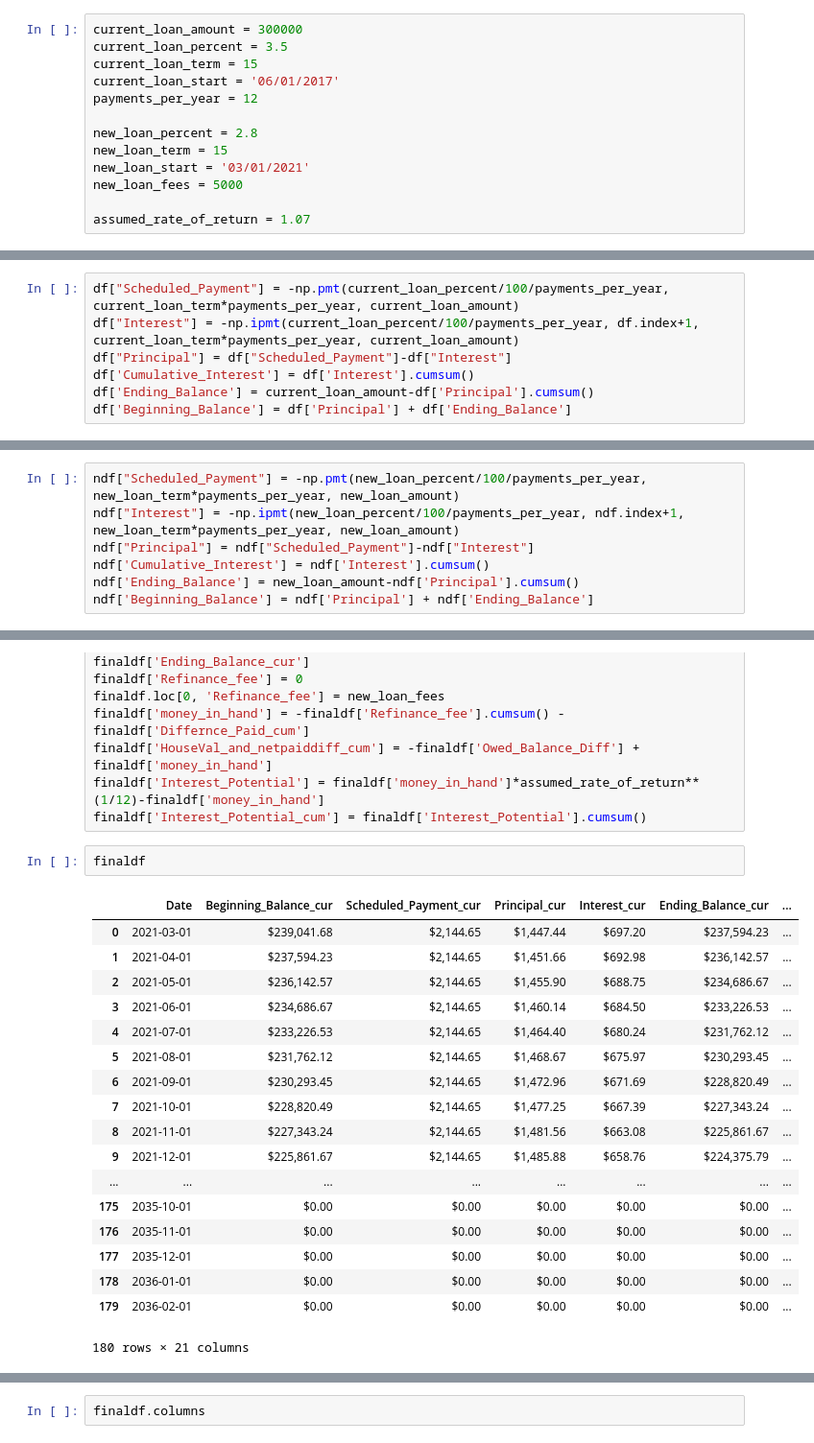
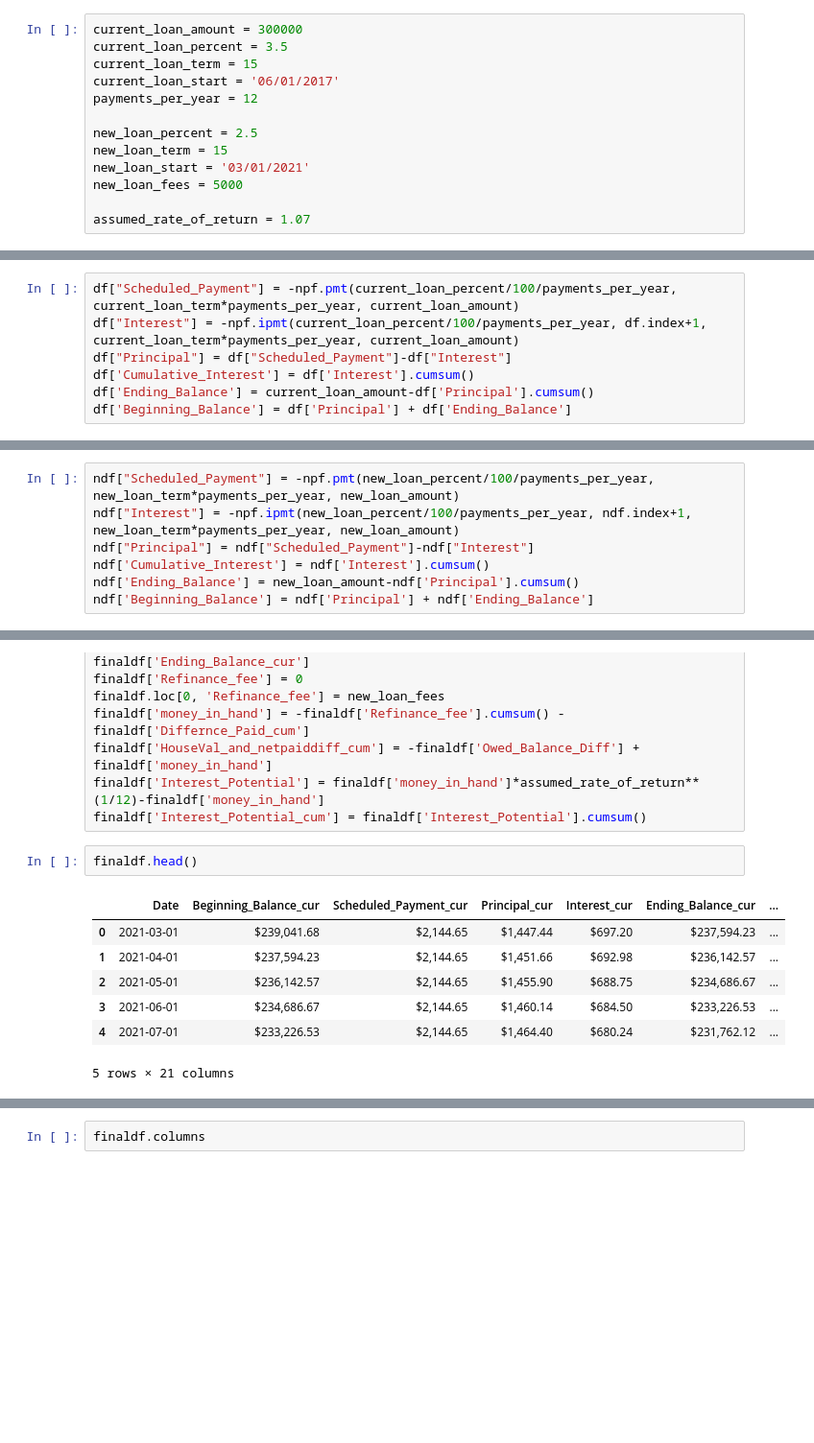
Before and after one commit to hongertron01/Refinance-Compare, a Jupyter notebook: refinance_compare.ipynb, the cells around one changed output, grey strips where cells are left out. Shown at 96% size. Cells and saved outputs as stored; diff of their text form; blank space fills up the shorter version.

```diff
--- a/refinance_compare.ipynb
+++ b/refinance_compare.ipynb
@@ -9,7 +10,7 @@ current_loan_term = 15
 current_loan_start = '06/01/2017'
 payments_per_year = 12
 
-new_loan_percent = 2.8
+new_loan_percent = 2.5
 new_loan_term = 15
 new_loan_start = '03/01/2021'
 new_loan_fees = 5000
@@ -26,8 +27,8 @@ df = pd.DataFrame({ 'Date': rng,
                     'Cumulative_Interest':0
                   })
 # %%
-df["Scheduled_Payment"] = -np.pmt(current_loan_percent/100/payments_per_year, current_loan_term*payments_per_year, current_loan_amount)
-df["Interest"] = -np.ipmt(current_loan_percent/100/payments_per_year, df.index+1, current_loan_term*payments_per_year, current_loan_amount)
+df["Scheduled_Payment"] = -npf.pmt(current_loan_percent/100/payments_per_year, current_loan_term*payments_per_year, current_loan_amount)
+df["Interest"] = -npf.ipmt(current_loan_percent/100/payments_per_year, df.index+1, current_loan_term*payments_per_year, current_loan_amount)
 df["Principal"] = df["Scheduled_Payment"]-df["Interest"]
 df['Cumulative_Interest'] = df['Interest'].cumsum()
 df['Ending_Balance'] = current_loan_amount-df['Principal'].cumsum()
@@ -47,8 +48,8 @@ ndf = pd.DataFrame({ 'Date': nrng,
                     'Cumulative_Interest':0
                   })
 # %%
-ndf["Scheduled_Payment"] = -np.pmt(new_loan_percent/100/payments_per_year, new_loan_term*payments_per_year, new_loan_amount)
-ndf["Interest"] = -np.ipmt(new_loan_percent/100/payments_per_year, ndf.index+1, new_loan_term*payments_per_year, new_loan_amount)
+ndf["Scheduled_Payment"] = -npf.pmt(new_loan_percent/100/payments_per_year, new_loan_term*payments_per_year, new_loan_amount)
+ndf["Interest"] = -npf.ipmt(new_loan_percent/100/payments_per_year, ndf.index+1, new_loan_term*payments_per_year, new_loan_amount)
 ndf["Principal"] = ndf["Scheduled_Payment"]-ndf["Interest"]
 ndf['Cumulative_Interest'] = ndf['Interest'].cumsum()
 ndf['Ending_Balance'] = new_loan_amount-ndf['Principal'].cumsum()
@@ -69,26 +70,15 @@ finaldf['HouseVal_and_netpaiddiff_cum'] = -finaldf['Owed_Balance_Diff'] + finald
 finaldf['Interest_Potential'] = finaldf['money_in_hand']*assumed_rate_of_return**(1/12)-finaldf['money_in_hand']
 finaldf['Interest_Potential_cum'] = finaldf['Interest_Potential'].cumsum()
 # %%
-finaldf
+finaldf.head()
 # %% [output]
 |  | Date | Beginning_Balance_cur | Scheduled_Payment_cur | Principal_cur | Interest_cur | Ending_Balance_cur | ... |
 | 0 | 2021-03-01 | $239,041.68 | $2,144.65 | $1,447.44 | $697.20 | $237,594.23 | ... |
 | 1 | 2021-04-01 | $237,594.23 | $2,144.65 | $1,451.66 | $692.98 | $236,142.57 | ... |
 | 2 | 2021-05-01 | $236,142.57 | $2,144.65 | $1,455.90 | $688.75 | $234,686.67 | ... |
 | 3 | 2021-06-01 | $234,686.67 | $2,144.65 | $1,460.14 | $684.50 | $233,226.53 | ... |
 | 4 | 2021-07-01 | $233,226.53 | $2,144.65 | $1,464.40 | $680.24 | $231,762.12 | ... |
-| 5 | 2021-08-01 | $231,762.12 | $2,144.65 | $1,468.67 | $675.97 | $230,293.45 | ... |
-| 6 | 2021-09-01 | $230,293.45 | $2,144.65 | $1,472.96 | $671.69 | $228,820.49 | ... |
-| 7 | 2021-10-01 | $228,820.49 | $2,144.65 | $1,477.25 | $667.39 | $227,343.24 | ... |
-| 8 | 2021-11-01 | $227,343.24 | $2,144.65 | $1,481.56 | $663.08 | $225,861.67 | ... |
-| 9 | 2021-12-01 | $225,861.67 | $2,144.65 | $1,485.88 | $658.76 | $224,375.79 | ... |
-| ... | ... | ... | ... | ... | ... | ... | ... |
-| 175 | 2035-10-01 | $0.00 | $0.00 | $0.00 | $0.00 | $0.00 | ... |
-| 176 | 2035-11-01 | $0.00 | $0.00 | $0.00 | $0.00 | $0.00 | ... |
-| 177 | 2035-12-01 | $0.00 | $0.00 | $0.00 | $0.00 | $0.00 | ... |
-| 178 | 2036-01-01 | $0.00 | $0.00 | $0.00 | $0.00 | $0.00 | ... |
-| 179 | 2036-02-01 | $0.00 | $0.00 | $0.00 | $0.00 | $0.00 | ... |
-180 rows × 21 columns
+5 rows × 21 columns
 # %%
 fig = px.line(
             finaldf,
```
Also changed, not shown: parts of 2 cells of this notebook.
